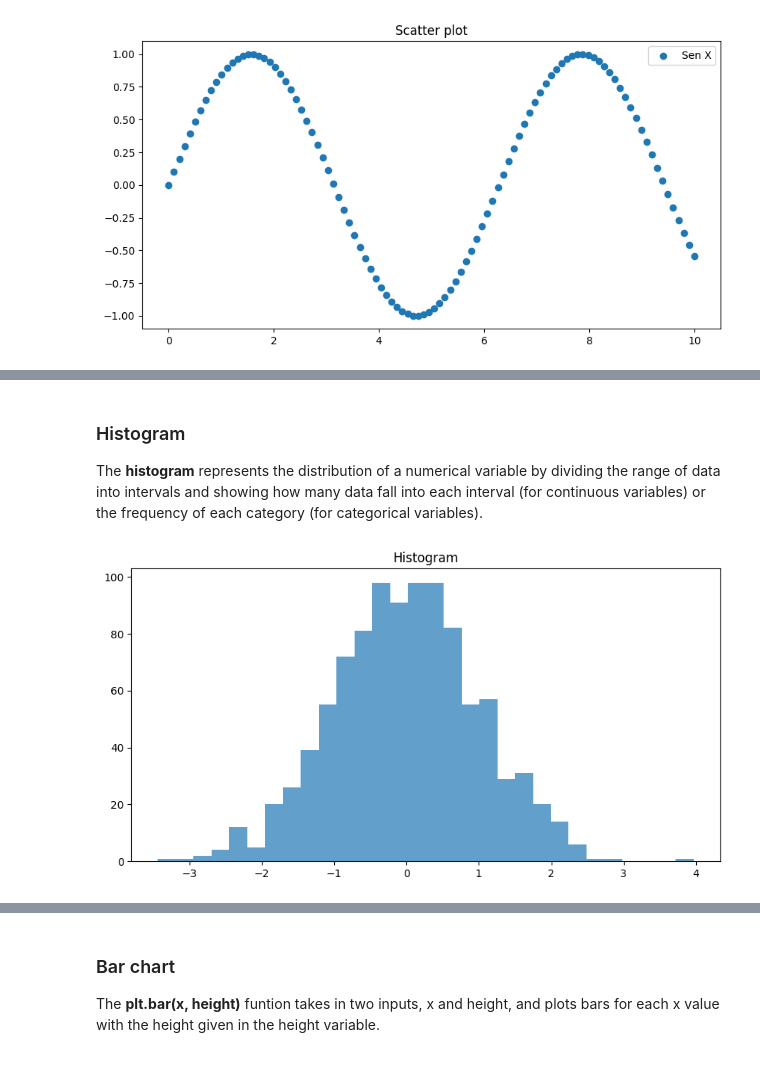
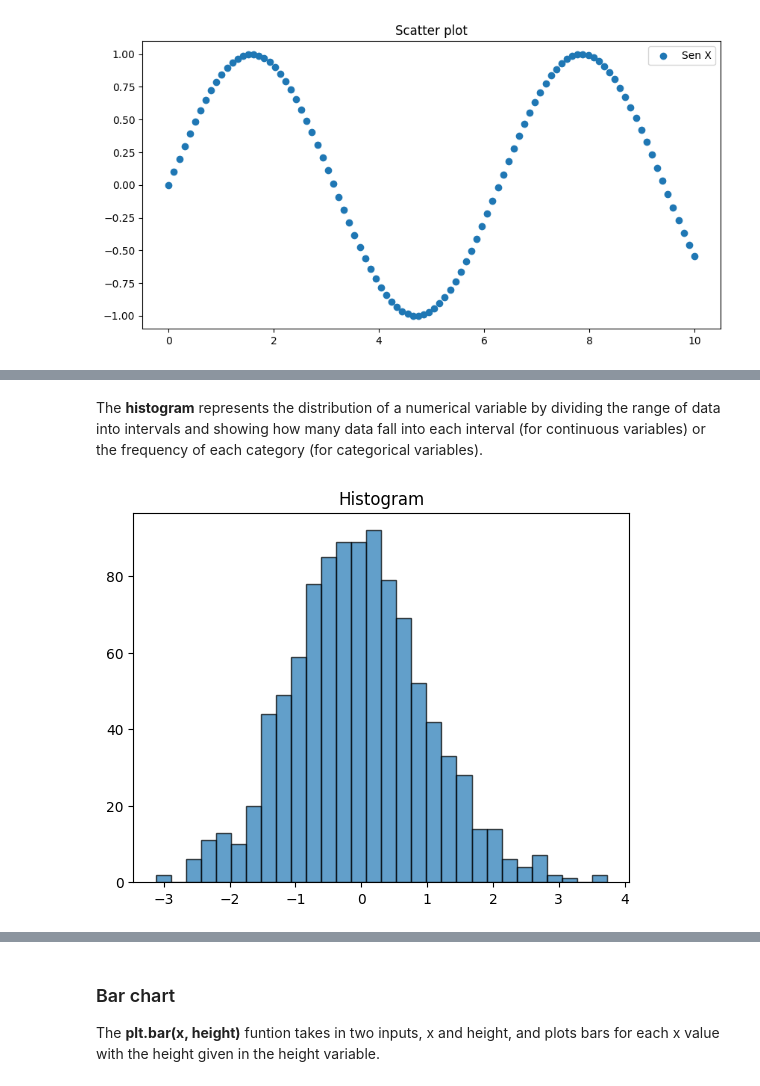
Before and after one commit to remelop03/machine-learning-prework, a Jupyter notebook: 04-matplotlib/04.1-Intro-to-Matplotlib.ipynb, the cells around one changed output, grey strips where cells are left out. Drawn from its saved outputs; the diff is of its cells as text; code cells hidden in the pictures.

```diff
--- a/04-matplotlib/04.1-Intro-to-Matplotlib.ipynb
+++ b/04-matplotlib/04.1-Intro-to-Matplotlib.ipynb
@@ -88,15 +110,13 @@ plt.show()
 # %% [markdown]
-### Histogram
-
 The **histogram** represents the distribution of a numerical variable by dividing the range of data into intervals and showing how many data fall into each interval (for continuous variables) or the frequency of each category (for categorical variables).
 # %%
 data = np.random.randn(1000)
 
-plt.figure(figsize = (10, 5))
+# plt.figure(figsize = (10, 5))
 
-plt.hist(data, bins = 30, alpha = 0.7)
+plt.hist(data, bins = 30, alpha = 0.7, edgecolor = 'black')
 
 plt.title("Histogram")
 plt.show()
 # %% [output]
-[figure, old version]
+[figure, new version]
```
Also changed, not shown: parts of 11 cells of this notebook.
